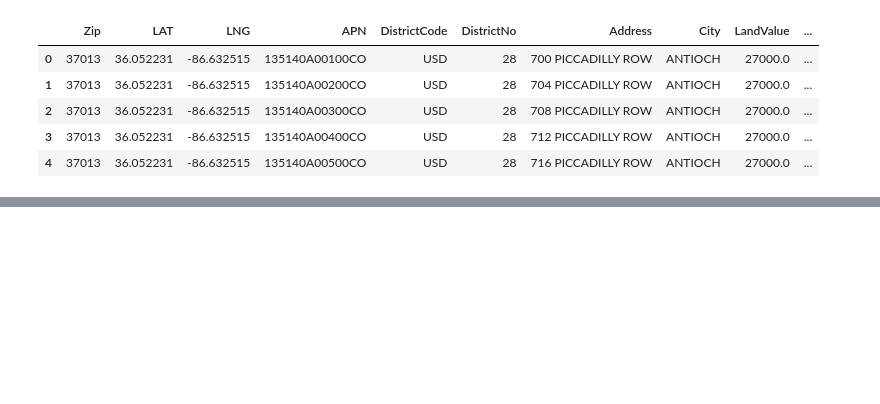
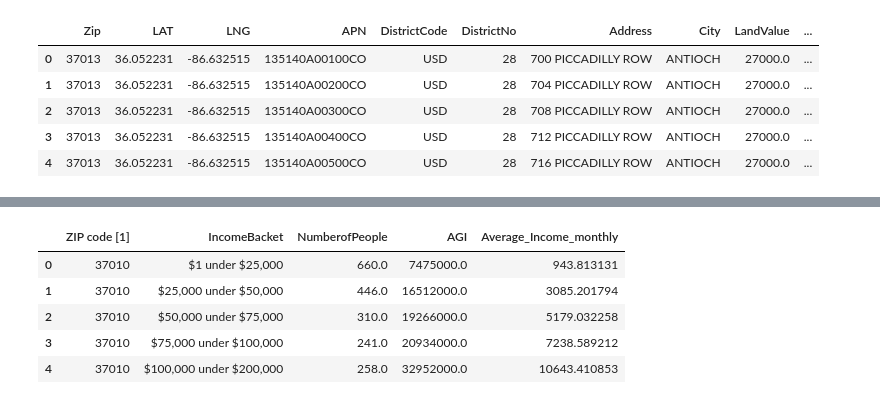
Before and after one commit to asidamo/affordable-housing, a Jupyter notebook: data_question_4.ipynb, the cells around one changed output, grey strips where cells are left out. Saved outputs shown, nothing was run; the diff lists cells and outputs as text; code cells hidden in the pictures; blank space fills up the shorter version.

```diff
--- a/data_question_4.ipynb
+++ b/data_question_4.ipynb
@@ -603,0 +681,6 @@ sf2013_backet1.head()
+# %%
+# remove blank rows and sub total per Zip Code
+# AGI is in thousands of dollars
+
+income_by_zip_2009=income_by_zip_2009[income_by_zip_2009['IncomeBacket']!='NaN']
+income_by_zip_2009.head()
@@ -603,0 +694,18 @@ sf2013_backet1.head()
+# %%
+# exclude people earning 200,0000 or more
+income_by_zip_2009=income_by_zip_2009[income_by_zip_2009['IncomeBacket']!='$200,000 or more']
+# %%
+# AGI is in thousands of dollars
+income_by_zip_2009['AGI']=income_by_zip_2009['AGI']*1000
+# %%
+# create average adjusted gross income vy zip code
+income_by_zip_2009['Average_Income_monthly']=1/12*(income_by_zip_2009['AGI']/income_by_zip_2009['NumberofPeople'])
+# %%
+income_by_zip_2009.head()
+# %% [output]
+|  | ZIP code [1] | IncomeBacket | NumberofPeople | AGI | Average_Income_monthly |
+| 0 | 37010 | $1 under $25,000 | 660.0 | 7475000.0 | 943.813131 |
+| 1 | 37010 | $25,000 under $50,000 | 446.0 | 16512000.0 | 3085.201794 |
+| 2 | 37010 | $50,000 under $75,000 | 310.0 | 19266000.0 | 5179.032258 |
+| 3 | 37010 | $75,000 under $100,000 | 241.0 | 20934000.0 | 7238.589212 |
+| 4 | 37010 | $100,000 under $200,000 | 258.0 | 32952000.0 | 10643.410853 |
```
Also changed, not shown: parts of 29 cells of this notebook.
